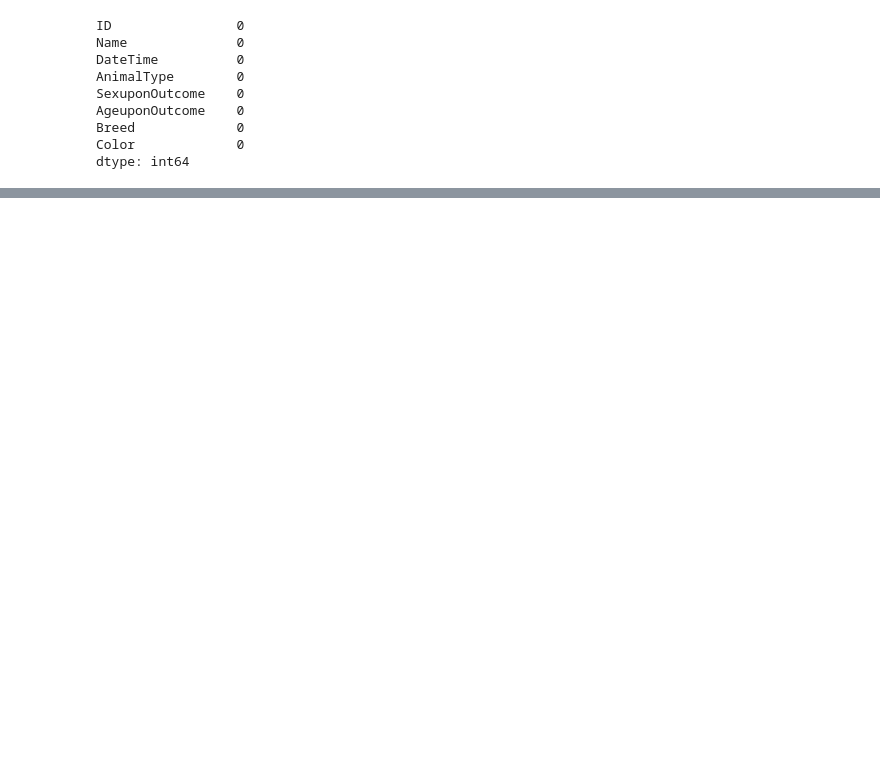
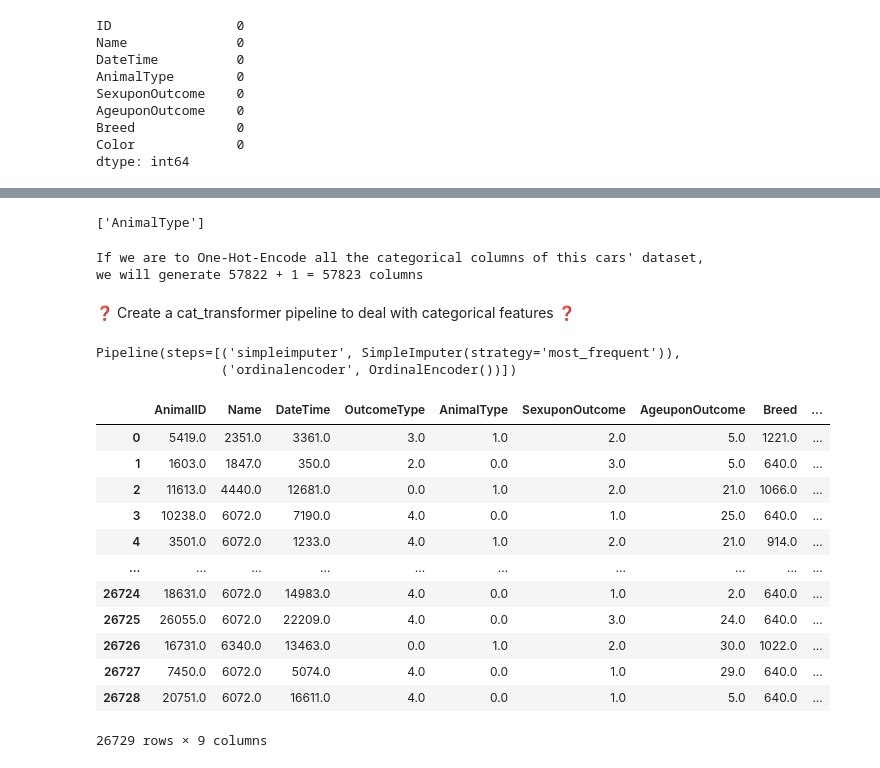
Before and after one commit to Clement733/animal_shelter_predi, a Jupyter notebook: animal_prediction.ipynb, the cells around one changed output, grey strips where cells are left out. Drawn from its saved outputs; the diff is of its cells as text; code cells hidden in the pictures; blank space fills up the shorter version.

Commit message:
On the good way to the Pipeline

```diff
--- a/animal_prediction.ipynb
+++ b/animal_prediction.ipynb
@@ -756,3 +700,0 @@ dtype: int64
-# %%
-data_train['AgeuponOutcome'].fillna('1 month', inplace=True)
-data_test['AgeuponOutcome'].fillna('1 month', inplace=True)
@@ -775,2 +746,3 @@ dtype: int64
 # %%
+data_train.fillna('Unknown', inplace=True)
 data_test.fillna('Unknown', inplace=True)
@@ -788,0 +848,44 @@ dtype: int64
+# %%
+binary_cat = list(unique_occurences[unique_occurences.unique_occurences <= 2].index)
+binary_cat
+# %% [output]
+['AnimalType']
+# %%
+columns_generated_by_multiple_ohe = unique_occurences.loc[multiple_cat].sum()[0]
+columns_generated_by_binary_ohe = len(binary_cat)
+columns_ohe = columns_generated_by_multiple_ohe + columns_generated_by_binary_ohe
+
+print(f"If we are to One-Hot-Encode all the categorical columns of this cars' dataset,")
+print(f"we will generate {columns_generated_by_multiple_ohe} + {columns_generated_by_binary_ohe} = {columns_ohe} columns")
+# %% [output]
+If we are to One-Hot-Encode all the categorical columns of this cars' dataset,
+we will generate 57822 + 1 = 57823 columns
+# %% [markdown]
+❓ Create a cat_transformer pipeline to deal with categorical features ❓
+# %%
+cat_transformer = make_pipeline(
+                    SimpleImputer(strategy = "most_frequent").set_output(transform="pandas"),
+                    OrdinalEncoder().set_output(transform="pandas")
+                ).set_output(transform="pandas")
+cat_transformer
+# %% [output]
+Pipeline(steps=[('simpleimputer', SimpleImputer(strategy='most_frequent')),
+                ('ordinalencoder', OrdinalEncoder())])
+# %%
+data_train_encoded = pd.DataFrame(cat_transformer.fit_transform(data_train),)
+# %%
+data_train_encoded
+# %% [output]
+|  | AnimalID | Name | DateTime | OutcomeType | AnimalType | SexuponOutcome | AgeuponOutcome | Breed | ... |
+| 0 | 5419.0 | 2351.0 | 3361.0 | 3.0 | 1.0 | 2.0 | 5.0 | 1221.0 | ... |
+| 1 | 1603.0 | 1847.0 | 350.0 | 2.0 | 0.0 | 3.0 | 5.0 | 640.0 | ... |
+| 2 | 11613.0 | 4440.0 | 12681.0 | 0.0 | 1.0 | 2.0 | 21.0 | 1066.0 | ... |
+| 3 | 10238.0 | 6072.0 | 7190.0 | 4.0 | 0.0 | 1.0 | 25.0 | 640.0 | ... |
+| 4 | 3501.0 | 6072.0 | 1233.0 | 4.0 | 1.0 | 2.0 | 21.0 | 914.0 | ... |
+| ... | ... | ... | ... | ... | ... | ... | ... | ... | ... |
+| 26724 | 18631.0 | 6072.0 | 14983.0 | 4.0 | 0.0 | 1.0 | 2.0 | 640.0 | ... |
+| 26725 | 26055.0 | 6072.0 | 22209.0 | 4.0 | 0.0 | 3.0 | 24.0 | 640.0 | ... |
+| 26726 | 16731.0 | 6340.0 | 13463.0 | 0.0 | 1.0 | 2.0 | 30.0 | 1022.0 | ... |
+| 26727 | 7450.0 | 6072.0 | 5074.0 | 4.0 | 0.0 | 1.0 | 29.0 | 640.0 | ... |
+| 26728 | 20751.0 | 6072.0 | 16611.0 | 4.0 | 0.0 | 1.0 | 5.0 | 640.0 | ... |
+26729 rows × 9 columns
```
Also changed, not shown: parts of 36 cells of this notebook.
